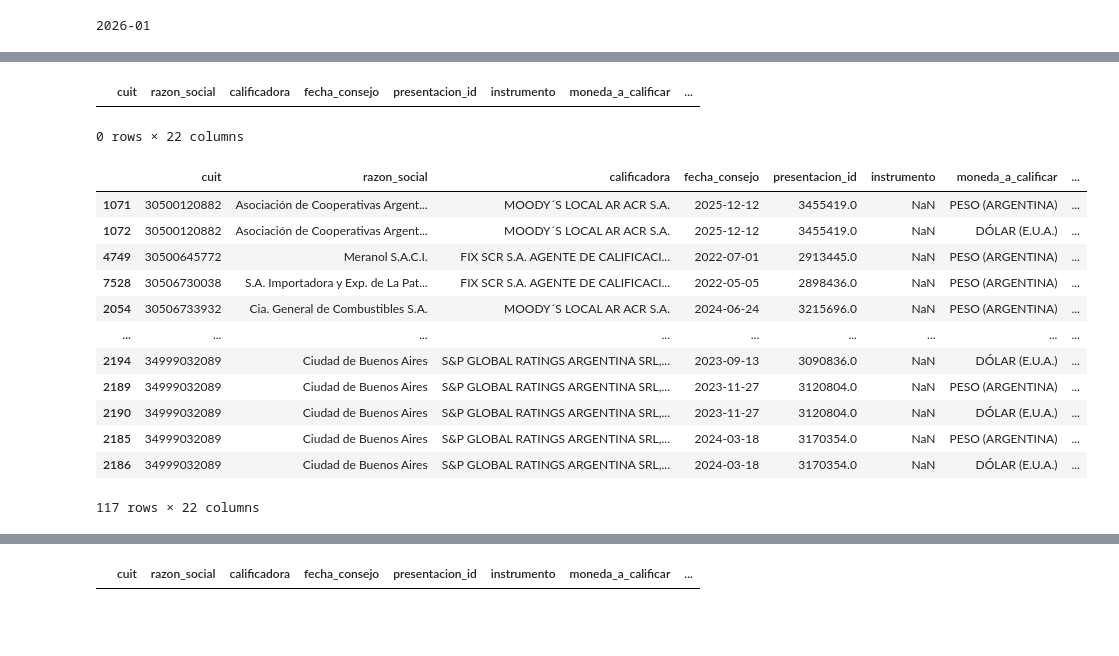
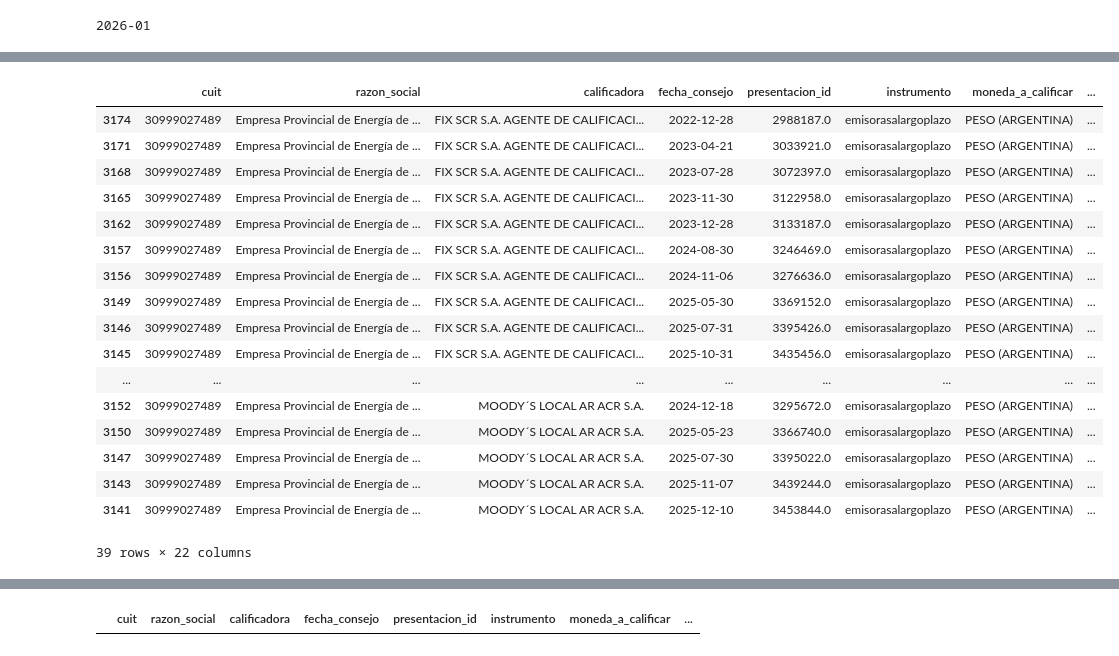
Before and after one commit to sofiscaiano/credit_risk_network, a Jupyter notebook: data_processing.ipynb, the cells around one changed output, grey strips where cells are left out. Drawn from its saved outputs; the diff is of its cells as text; code cells hidden in the pictures; blank space fills up the shorter version.

Commit message:
feat: cambios finales

```diff
--- a/data_processing.ipynb
+++ b/data_processing.ipynb
@@ -293,5 +293,11 @@ df_raw.loc[mascara, 'calificacion_signo'] = '+'
 mascara = (df_raw['presentacion_id'].isin([2986010])) & (df_raw['instrumento'].isin(['Emisorasa Corto Plazo']))
 df_raw.loc[mascara, 'calificacion_signo'] = '+'
 
+mascara = ((df_raw['presentacion_id'].isin([2924299])) & (df_raw['instrumento'].isin(['Emisorasa Largo Plazo'])))
+df_raw.loc[mascara, 'moneda_a_calificar'] = 'PESO (ARGENTINA)'
+
+mascara = ((df_raw['presentacion_id'].isin([2924299])) & (~df_raw['instrumento'].isin(['Emisorasa Largo Plazo'])))
+df_raw.loc[mascara, 'moneda_a_calificar'] = 'DÓLAR (E.U.A.)'
+
 for cuit in cuits_eliminar:
     df_raw = df_raw[df_raw['cuit'] != cuit] # NO ES EMPRESA ES UN FIDEICOMISO FINANCIERO
@@ -699,24 +723,24 @@ plt.show()
 # %%
-df_final[(df_final['cuit'] == 30718204549)].sort_values(by=['calificadora', 'moneda_a_calificar', 'plazo', 'fecha_consejo'])
+df_final[(df_final['cuit'] == 30999027489)].sort_values(by=['calificadora', 'moneda_a_calificar', 'plazo', 'fecha_consejo'])
 # %% [output]
 |  | cuit | razon_social | calificadora | fecha_consejo | presentacion_id | instrumento | moneda_a_calificar | ... |
+| 3174 | 30999027489 | Empresa Provincial de Energía de ... | FIX SCR S.A. AGENTE DE CALIFICACI... | 2022-12-28 | 2988187.0 | emisorasalargoplazo | PESO (ARGENTINA) | ... |
+| 3171 | 30999027489 | Empresa Provincial de Energía de ... | FIX SCR S.A. AGENTE DE CALIFICACI... | 2023-04-21 | 3033921.0 | emisorasalargoplazo | PESO (ARGENTINA) | ... |
+| 3168 | 30999027489 | Empresa Provincial de Energía de ... | FIX SCR S.A. AGENTE DE CALIFICACI... | 2023-07-28 | 3072397.0 | emisorasalargoplazo | PESO (ARGENTINA) | ... |
+| 3165 | 30999027489 | Empresa Provincial de Energía de ... | FIX SCR S.A. AGENTE DE CALIFICACI... | 2023-11-30 | 3122958.0 | emisorasalargoplazo | PESO (ARGENTINA) | ... |
+| 3162 | 30999027489 | Empresa Provincial de Energía de ... | FIX SCR S.A. AGENTE DE CALIFICACI... | 2023-12-28 | 3133187.0 | emisorasalargoplazo | PESO (ARGENTINA) | ... |
+| 3157 | 30999027489 | Empresa Provincial de Energía de ... | FIX SCR S.A. AGENTE DE CALIFICACI... | 2024-08-30 | 3246469.0 | emisorasalargoplazo | PESO (ARGENTINA) | ... |
+| 3156 | 30999027489 | Empresa Provincial de Energía de ... | FIX SCR S.A. AGENTE DE CALIFICACI... | 2024-11-06 | 3276636.0 | emisorasalargoplazo | PESO (ARGENTINA) | ... |
+| 3149 | 30999027489 | Empresa Provincial de Energía de ... | FIX SCR S.A. AGENTE DE CALIFICACI... | 2025-05-30 | 3369152.0 | emisorasalargoplazo | PESO (ARGENTINA) | ... |
+| 3146 | 30999027489 | Empresa Provincial de Energía de ... | FIX SCR S.A. AGENTE DE CALIFICACI... | 2025-07-31 | 3395426.0 | emisorasalargoplazo | PESO (ARGENTINA) | ... |
+| 3145 | 30999027489 | Empresa Provincial de Energía de ... | FIX SCR S.A. AGENTE DE CALIFICACI... | 2025-10-31 | 3435456.0 | emisorasalargoplazo | PESO (ARGENTINA) | ... |
+| ... | ... | ... | ... | ... | ... | ... | ... | ... |
+| 3152 | 30999027489 | Empresa Provincial de Energía de ... | MOODY´S LOCAL AR ACR S.A. | 2024-12-18 | 3295672.0 | emisorasalargoplazo | PESO (ARGENTINA) | ... |
+| 3150 | 30999027489 | Empresa Provincial de Energía de ... | MOODY´S LOCAL AR ACR S.A. | 2025-05-23 | 3366740.0 | emisorasalargoplazo | PESO (ARGENTINA) | ... |
+| 3147 | 30999027489 | Empresa Provincial de Energía de ... | MOODY´S LOCAL AR ACR S.A. | 2025-07-30 | 3395022.0 | emisorasalargoplazo | PESO (ARGENTINA) | ... |
+| 3143 | 30999027489 | Empresa Provincial de Energía de ... | MOODY´S LOCAL AR ACR S.A. | 2025-11-07 | 3439244.0 | emisorasalargoplazo | PESO (ARGENTINA) | ... |
+| 3141 | 30999027489 | Empresa Provincial de Energía de ... | MOODY´S LOCAL AR ACR S.A. | 2025-12-10 | 3453844.0 | emisorasalargoplazo | PESO (ARGENTINA) | ... |
-0 rows × 22 columns
+39 rows × 22 columns
-# %%
-df_final[df_final['instrumento'].isna()]
-# %% [output]
-|  | cuit | razon_social | calificadora | fecha_consejo | presentacion_id | instrumento | moneda_a_calificar | ... |
-| 1071 | 30500120882 | Asociación de Cooperativas Argent... | MOODY´S LOCAL AR ACR S.A. | 2025-12-12 | 3455419.0 | NaN | PESO (ARGENTINA) | ... |
-| 1072 | 30500120882 | Asociación de Cooperativas Argent... | MOODY´S LOCAL AR ACR S.A. | 2025-12-12 | 3455419.0 | NaN | DÓLAR (E.U.A.) | ... |
-| 4749 | 30500645772 | Meranol S.A.C.I. | FIX SCR S.A. AGENTE DE CALIFICACI... | 2022-07-01 | 2913445.0 | NaN | PESO (ARGENTINA) | ... |
-| 7528 | 30506730038 | S.A. Importadora y Exp. de La Pat... | FIX SCR S.A. AGENTE DE CALIFICACI... | 2022-05-05 | 2898436.0 | NaN | PESO (ARGENTINA) | ... |
-| 2054 | 30506733932 | Cia. General de Combustibles S.A. | MOODY´S LOCAL AR ACR S.A. | 2024-06-24 | 3215696.0 | NaN | PESO (ARGENTINA) | ... |
-| ... | ... | ... | ... | ... | ... | ... | ... | ... |
-| 2194 | 34999032089 | Ciudad de Buenos Aires | S&P GLOBAL RATINGS ARGENTINA SRL,... | 2023-09-13 | 3090836.0 | NaN | DÓLAR (E.U.A.) | ... |
-| 2189 | 34999032089 | Ciudad de Buenos Aires | S&P GLOBAL RATINGS ARGENTINA SRL,... | 2023-11-27 | 3120804.0 | NaN | PESO (ARGENTINA) | ... |
-| 2190 | 34999032089 | Ciudad de Buenos Aires | S&P GLOBAL RATINGS ARGENTINA SRL,... | 2023-11-27 | 3120804.0 | NaN | DÓLAR (E.U.A.) | ... |
-| 2185 | 34999032089 | Ciudad de Buenos Aires | S&P GLOBAL RATINGS ARGENTINA SRL,... | 2024-03-18 | 3170354.0 | NaN | PESO (ARGENTINA) | ... |
-| 2186 | 34999032089 | Ciudad de Buenos Aires | S&P GLOBAL RATINGS ARGENTINA SRL,... | 2024-03-18 | 3170354.0 | NaN | DÓLAR (E.U.A.) | ... |
-117 rows × 22 columns
 # %%
 df_final[(df_final['instrumento'].str.contains('corto')) & (df_final['plazo'] == 'LARGO')]
 # %% [output]
```
Also changed, not shown: parts of 12 cells of this notebook, 8 other files.
